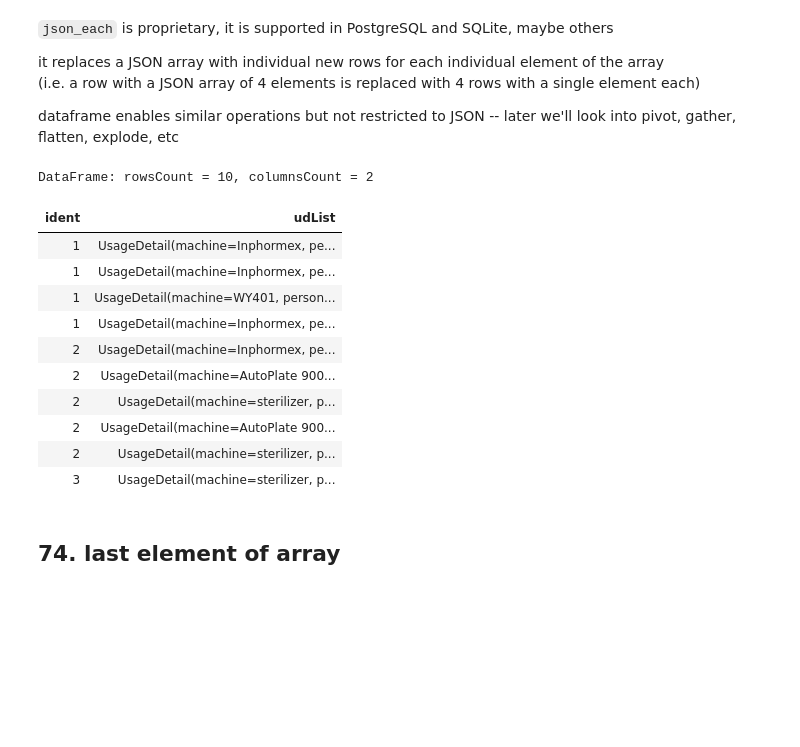
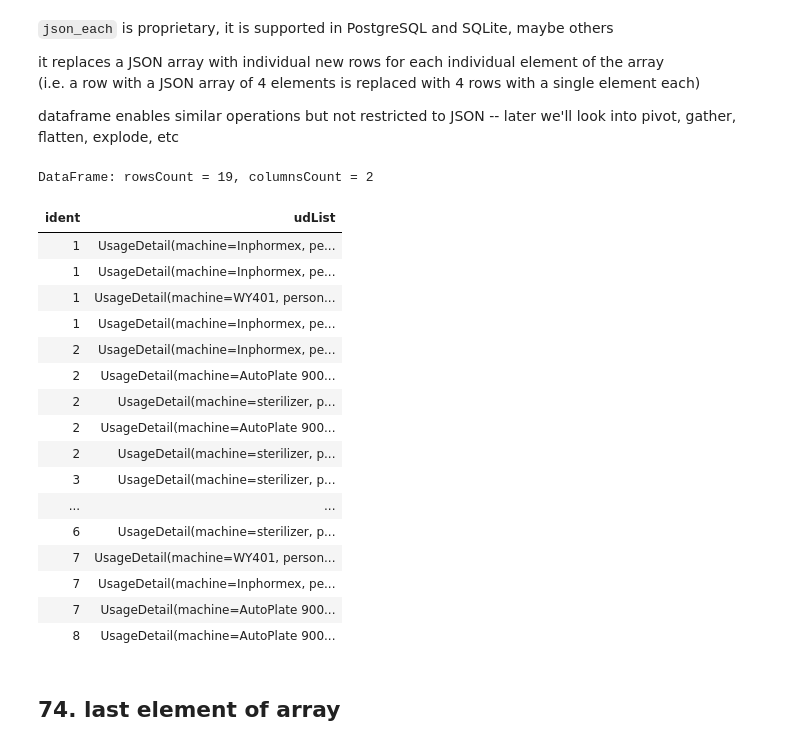
Before and after one commit to 2x2xplz/Dataframe100Examples, a Jupyter notebook: Dataframe100Examples.ipynb, the cells around one changed output. Drawn from its saved outputs; the diff is of its cells as text; code cells hidden in the pictures; blank space fills up the shorter version.

```diff
--- a/Dataframe100Examples.ipynb
+++ b/Dataframe100Examples.ipynb
@@ -2238,21 +2300,27 @@ dataframe enables similar operations but not restricted to JSON -- later we'll l
 # %%
 dfUsage
     .convert { log named "udList" }.with { Json.decodeFromString<List<UsageDetail>>(it) }
     .split { "udList"<List<UsageDetail>>() }.intoRows()
-    .head(10)
+    //.head(10)
 # %% [output]
-DataFrame: rowsCount = 10, columnsCount = 2
+DataFrame: rowsCount = 19, columnsCount = 2
 | ident | udList |
 | 1 | UsageDetail(machine=Inphormex, pe... |
 | 1 | UsageDetail(machine=Inphormex, pe... |
 | 1 | UsageDetail(machine=WY401, person... |
 | 1 | UsageDetail(machine=Inphormex, pe... |
 | 2 | UsageDetail(machine=Inphormex, pe... |
 | 2 | UsageDetail(machine=AutoPlate 900... |
 | 2 | UsageDetail(machine=sterilizer, p... |
 | 2 | UsageDetail(machine=AutoPlate 900... |
 | 2 | UsageDetail(machine=sterilizer, p... |
 | 3 | UsageDetail(machine=sterilizer, p... |
+| ... | ... |
+| 6 | UsageDetail(machine=sterilizer, p... |
+| 7 | UsageDetail(machine=WY401, person... |
+| 7 | UsageDetail(machine=Inphormex, pe... |
+| 7 | UsageDetail(machine=AutoPlate 900... |
+| 8 | UsageDetail(machine=AutoPlate 900... |
 # %% [markdown]
 ## 74. last element of array
 # %%
```
Also changed, not shown: parts of 25 cells of this notebook, 1 other file.
